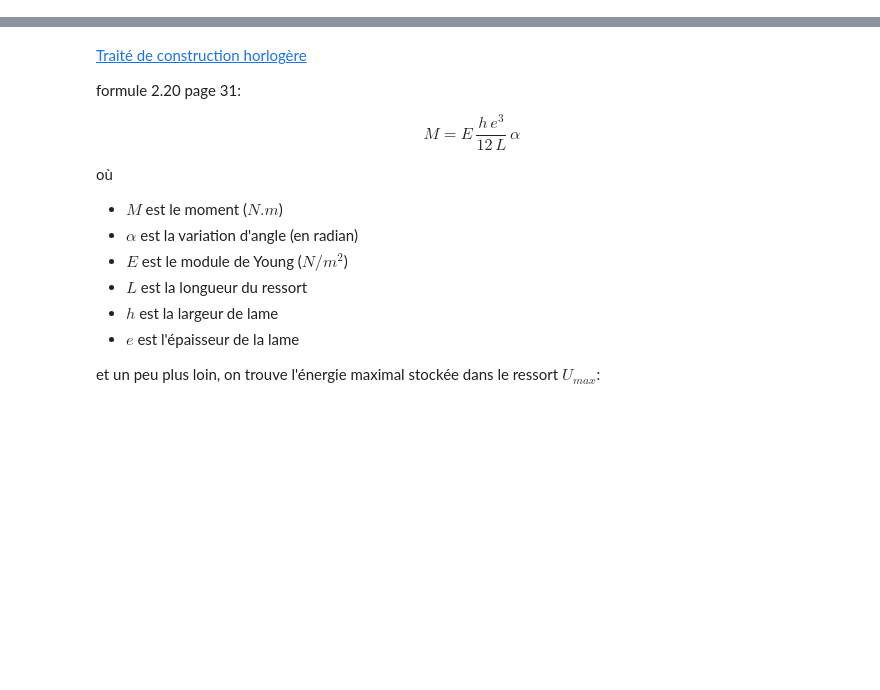
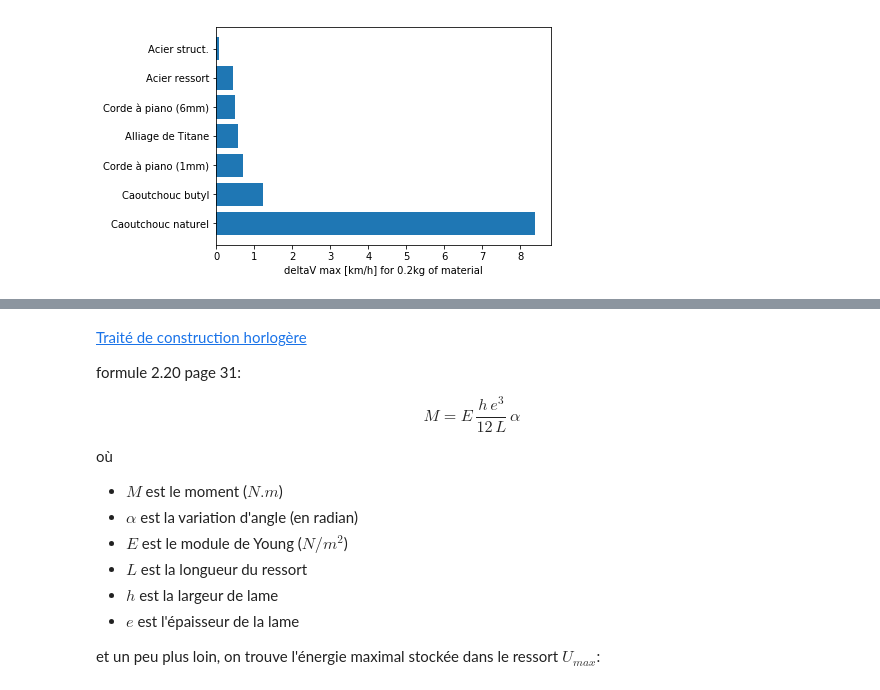
Before and after one commit to xdze2/xdze2.github.io-src, a Jupyter notebook: content/regenerativeBraking/dimensionnement.ipynb, the cells around one changed output, grey strips where cells are left out. Saved outputs shown, nothing was run; the diff lists cells and outputs as text; code cells hidden in the pictures; blank space fills up the shorter version.

Commit message:
mth for masse

```diff
--- a/content/regenerativeBraking/dimensionnement.ipynb
+++ b/content/regenerativeBraking/dimensionnement.ipynb
@@ -4,0 +47,26 @@ import matplotlib.pyplot as plt
+# %%
+masse_limite = 0.2 # kg
+U_max = lambda mat: 1/2 * mat['yield_stress']**2 / mat['EYoung'] * masse_limite/ (1e3*mat['density'])
+
+masse_cycliste = 90 # kg
+deltaV_max = lambda mat: np.sqrt( 2*U_max( mat )/masse_cycliste ) *1000/3600 # km/h
+
+deltaV_cible = 15 * 1000/3600 # m/s
+mRessort_max = lambda mat: (1e3*mat['density'])*mat['EYoung'] / mat['yield_stress']**2 * masse_cycliste * deltaV_cible**2
+# %%
+# deltaV ?
+materials = data_mat.keys()
+deltaV = []
+
+for mat in materials:
+    deltaV.append( deltaV_max( data_mat[ mat ] )  )
+
+materials, deltaV = zip( *sorted( [k for k in zip(materials, deltaV)], key = lambda x:x[1], reverse=True ) )
+
+# plot
+ind = range( len(deltaV) )
+
+plt.barh( ind, deltaV, tick_label=materials );
+plt.xlabel('deltaV max [km/h] for %.1fkg of material'%masse_limite);
+# %% [output]
+[figure, added]
```
Also changed, not shown: parts of 19 cells of this notebook, 1 other file.
